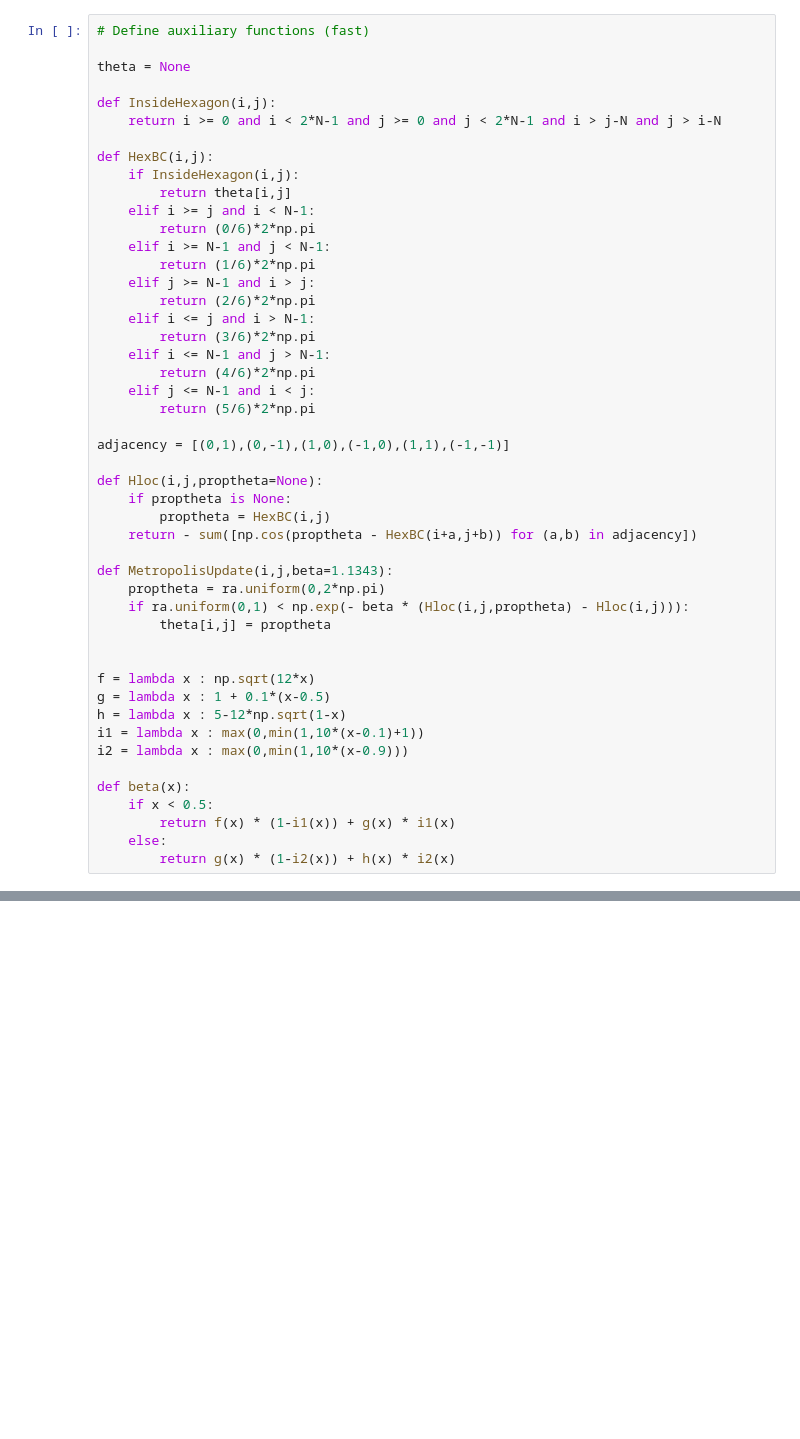
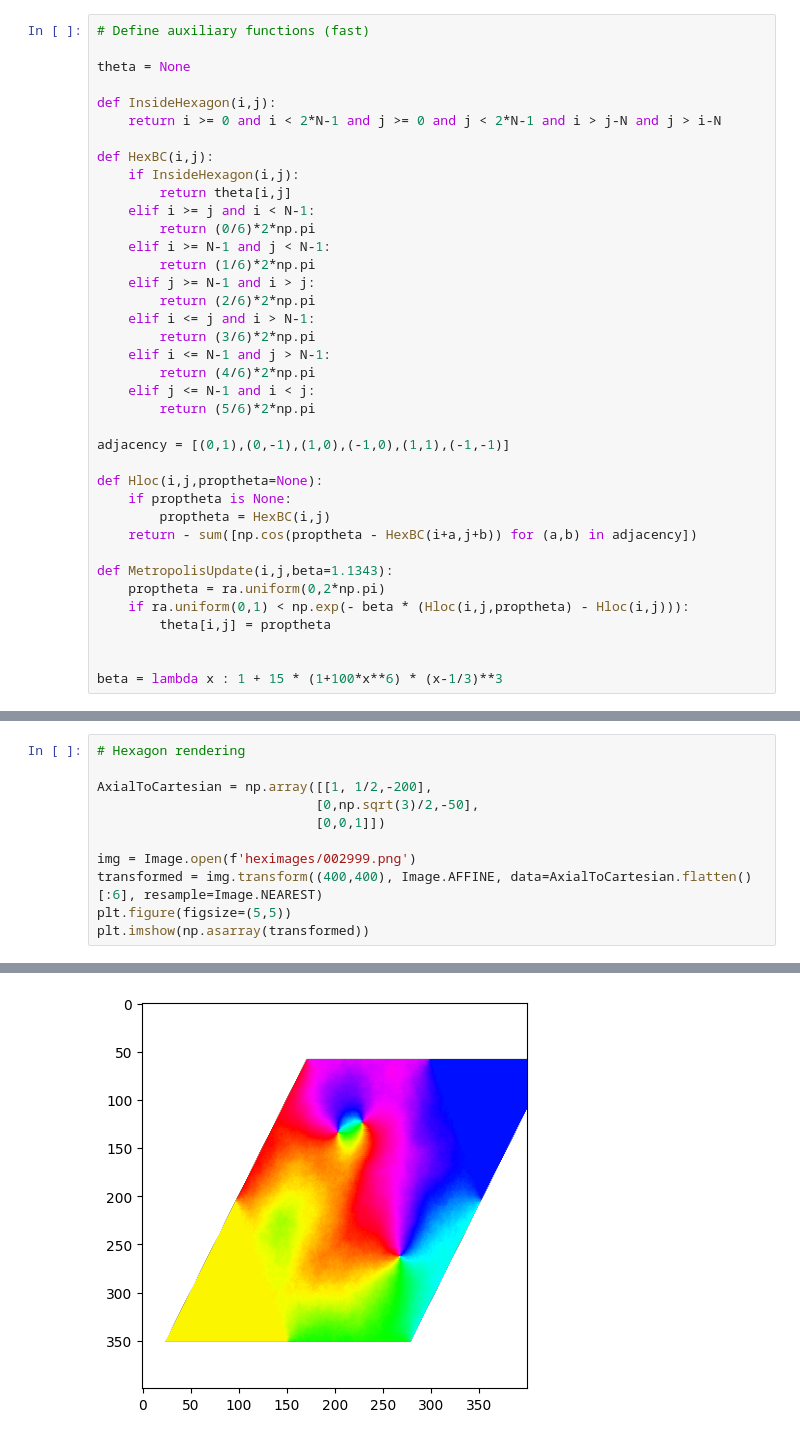
Before and after one commit to vilasopher/jupyter-notebooks, a Jupyter notebook: python/XY/hexagonal.ipynb, the cells around one changed output, grey strips where cells are left out. Cells and saved outputs as stored; diff of their text form; blank space fills up the shorter version.

```diff
--- a/python/XY/hexagonal.ipynb
+++ b/python/XY/hexagonal.ipynb
@@ -49,17 +50,7 @@ def MetropolisUpdate(i,j,beta=1.1343):
         theta[i,j] = proptheta
 
 
-f = lambda x : np.sqrt(12*x)
-g = lambda x : 1 + 0.1*(x-0.5)
-h = lambda x : 5-12*np.sqrt(1-x)
-i1 = lambda x : max(0,min(1,10*(x-0.1)+1))
-i2 = lambda x : max(0,min(1,10*(x-0.9)))
-
-def beta(x):
-    if x < 0.5:
-        return f(x) * (1-i1(x)) + g(x) * i1(x)
-    else:
-        return g(x) * (1-i2(x)) + h(x) * i2(x)
+beta = lambda x : 1 + 15 * (1+100*x**6) * (x-1/3)**3
 # %%
 # Run simulation (slow)
 
@@ -90,0 +84,12 @@ for frame in tqdm(range(3000)):
+# %%
+# Hexagon rendering
+
+AxialToCartesian = np.array([[1, 1/2,-200],
+                            [0,np.sqrt(3)/2,-50],
+                            [0,0,1]])
+
+img = Image.open(f'heximages/002999.png')
+transformed = img.transform((400,400), Image.AFFINE, data=AxialToCartesian.flatten()[:6], resample=Image.NEAREST)
+plt.figure(figsize=(5,5))
+plt.imshow(np.asarray(transformed))
+# %% [output]
@@ -90,0 +97 @@ for frame in tqdm(range(3000)):
+[figure, added]
```
Also changed, not shown: parts of 5 cells of this notebook, 6 other files.
